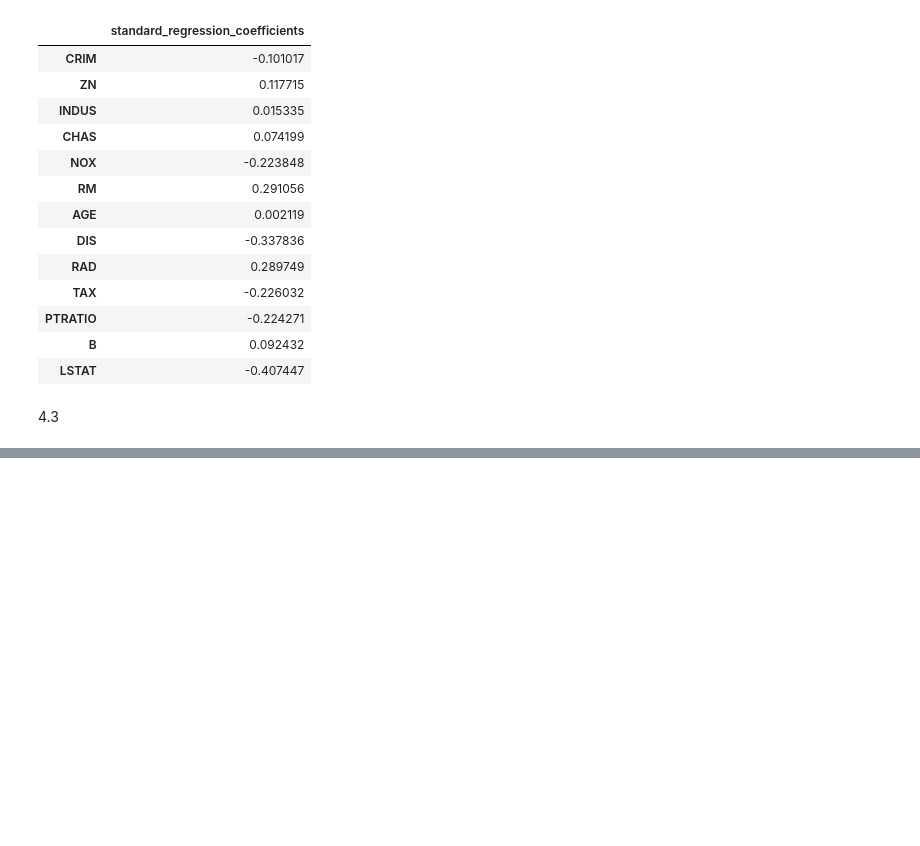
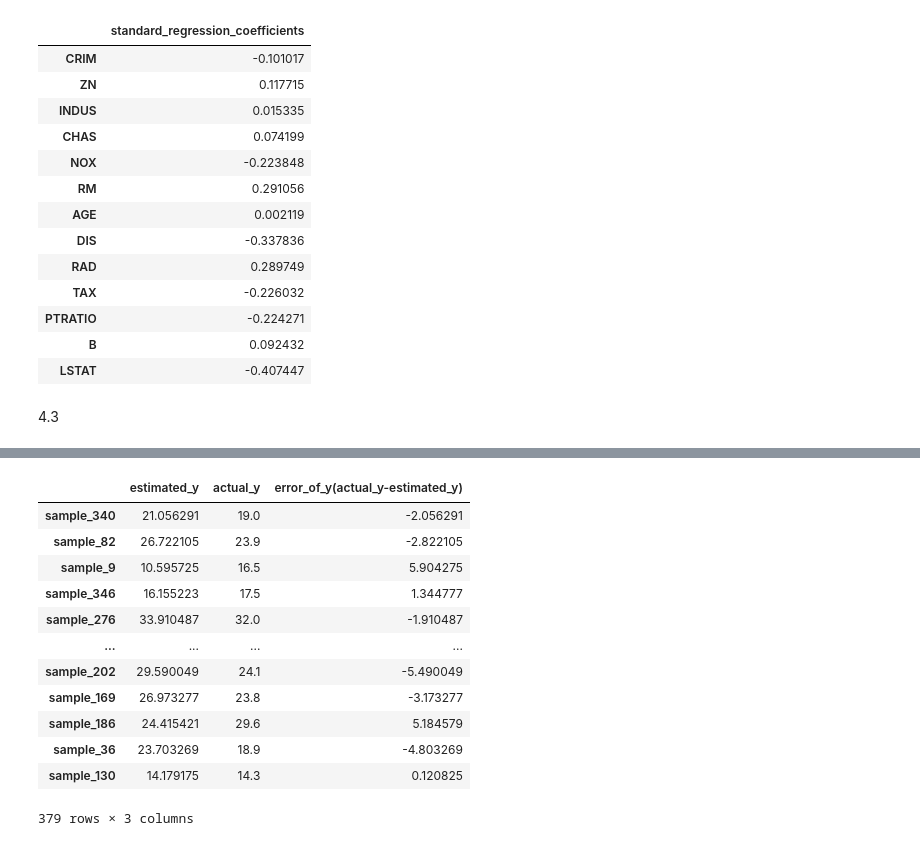
Before and after one commit to tyuyamato/ML_training, a Jupyter notebook: 金子本_4章.ipynb, the cells around one changed output, grey strips where cells are left out. Cells and saved outputs as stored; diff of their text form; code cells hidden in the pictures; blank space fills up the shorter version.

```diff
--- a/金子本_4章.ipynb
+++ b/金子本_4章.ipynb
@@ -247,0 +325,23 @@ display(standard_regression_coefficients)
+# %%
+# トレーニングデータの結果の保存
+y_train_for_save = pd.DataFrame(y_train)  # Series のため列名は別途変更
+y_train_for_save.columns = ['actual_y']
+y_error_train = y_train_for_save.iloc[:, 0] - estimated_y_train.iloc[:, 0]
+y_error_train = pd.DataFrame(y_error_train)  # Series のため列名は別途変更
+y_error_train.columns = ['error_of_y(actual_y-estimated_y)']
+results_train = pd.concat([estimated_y_train, y_train_for_save, y_error_train], axis=1)
+display(results_train)
+# %% [output]
+|  | estimated_y | actual_y | error_of_y(actual_y-estimated_y) |
+| sample_340 | 21.056291 | 19.0 | -2.056291 |
+| sample_82 | 26.722105 | 23.9 | -2.822105 |
+| sample_9 | 10.595725 | 16.5 | 5.904275 |
+| sample_346 | 16.155223 | 17.5 | 1.344777 |
+| sample_276 | 33.910487 | 32.0 | -1.910487 |
+| ... | ... | ... | ... |
+| sample_202 | 29.590049 | 24.1 | -5.490049 |
+| sample_169 | 26.973277 | 23.8 | -3.173277 |
+| sample_186 | 24.415421 | 29.6 | 5.184579 |
+| sample_36 | 23.703269 | 18.9 | -4.803269 |
+| sample_130 | 14.179175 | 14.3 | 0.120825 |
+379 rows × 3 columns
```
Also changed, not shown: parts of 10 cells of this notebook.
